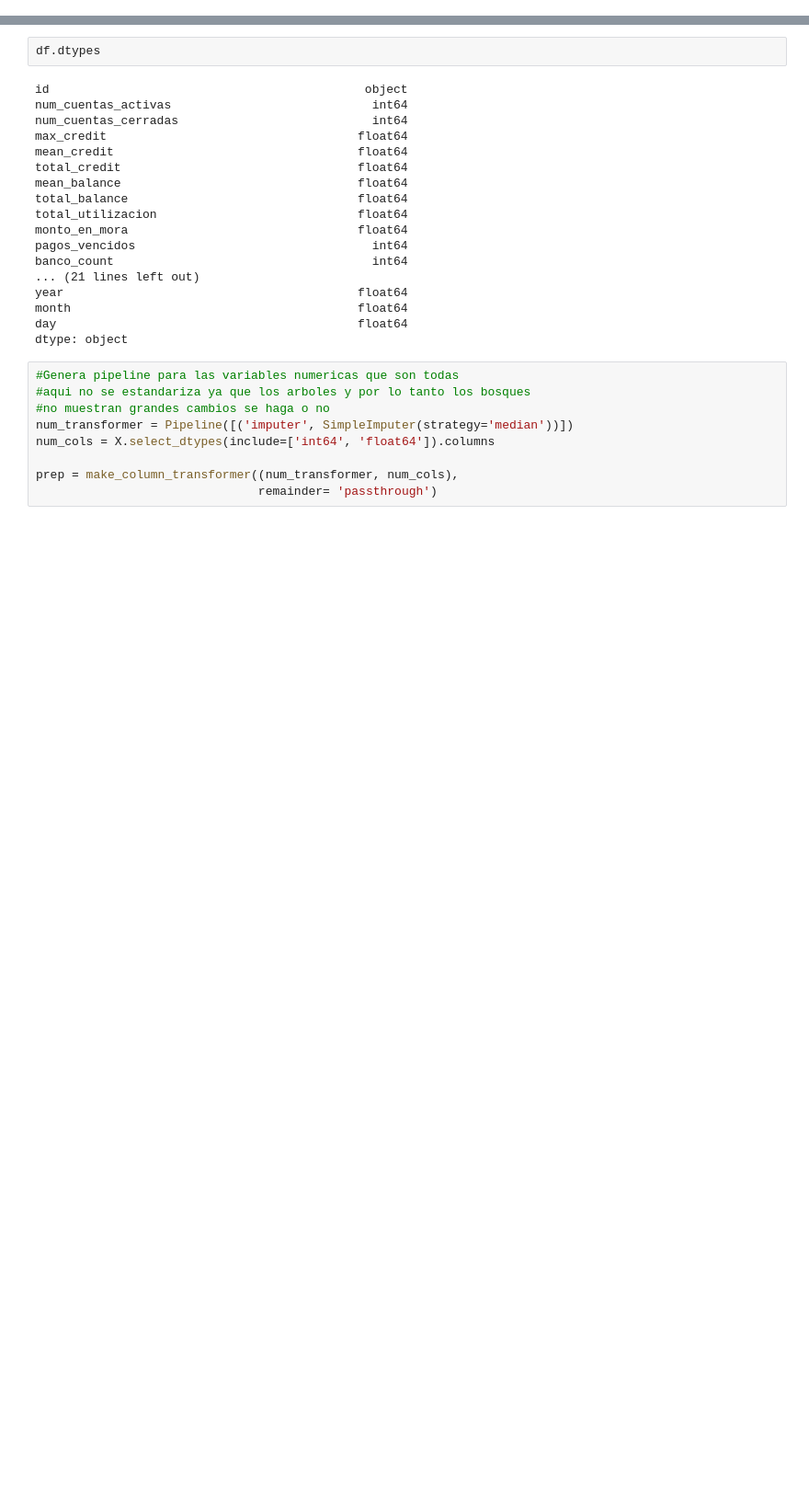
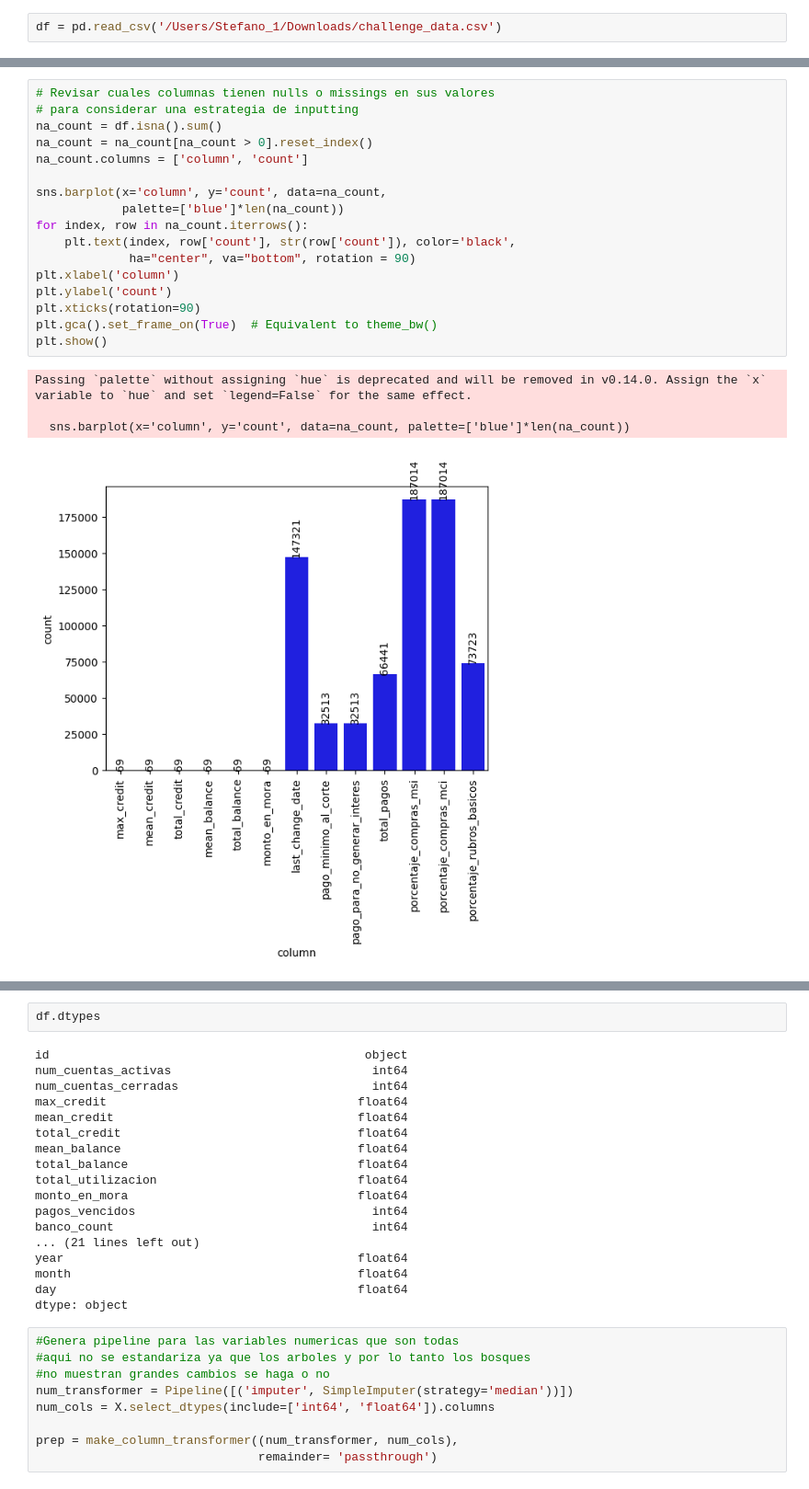
Before and after one commit to StefanoMolina/Random, a Jupyter notebook: Section2.ipynb, the cells around one changed output, grey strips where cells are left out. Shown: that part at 92% size. Drawn from its saved outputs; the diff is of its cells as text; blank space fills up the shorter version.

```diff
--- a/Section2.ipynb
+++ b/Section2.ipynb
@@ -2,0 +9,2 @@
+# %%
+df = pd.read_csv('/Users/Stefano_1/Downloads/challenge_data.csv')
@@ -2,0 +25,22 @@
+# %%
+# Revisar cuales columnas tienen nulls o missings en sus valores
+# para considerar una estrategia de inputting
+na_count = df.isna().sum()
+na_count = na_count[na_count > 0].reset_index()
+na_count.columns = ['column', 'count']
+
+sns.barplot(x='column', y='count', data=na_count,
+            palette=['blue']*len(na_count))
+for index, row in na_count.iterrows():
+    plt.text(index, row['count'], str(row['count']), color='black',
+             ha="center", va="bottom", rotation = 90)
+plt.xlabel('column')
+plt.ylabel('count')
+plt.xticks(rotation=90)
+plt.gca().set_frame_on(True)  # Equivalent to theme_bw()
+plt.show()
+# %% [output]
+Passing `palette` without assigning `hue` is deprecated and will be removed in v0.14.0. Assign the `x` variable to `hue` and set `legend=False` for the same effect.
+
+  sns.barplot(x='column', y='count', data=na_count, palette=['blue']*len(na_count))
+[figure, added]
```
Also changed, not shown: parts of 41 cells of this notebook.
